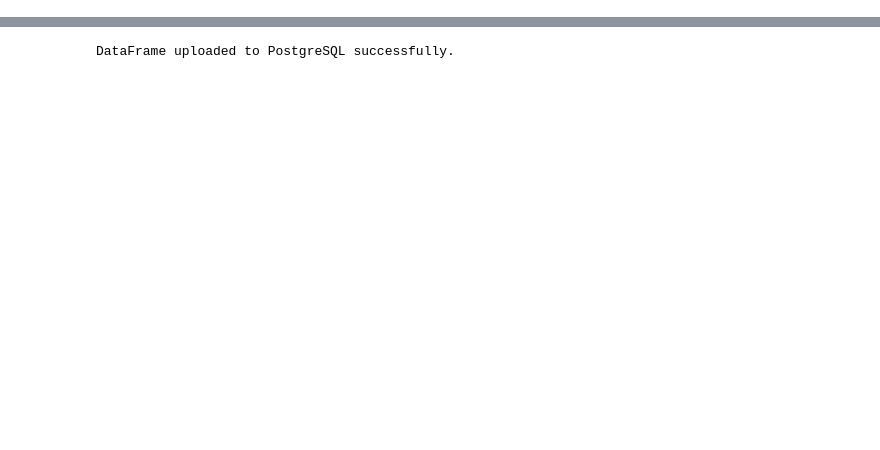
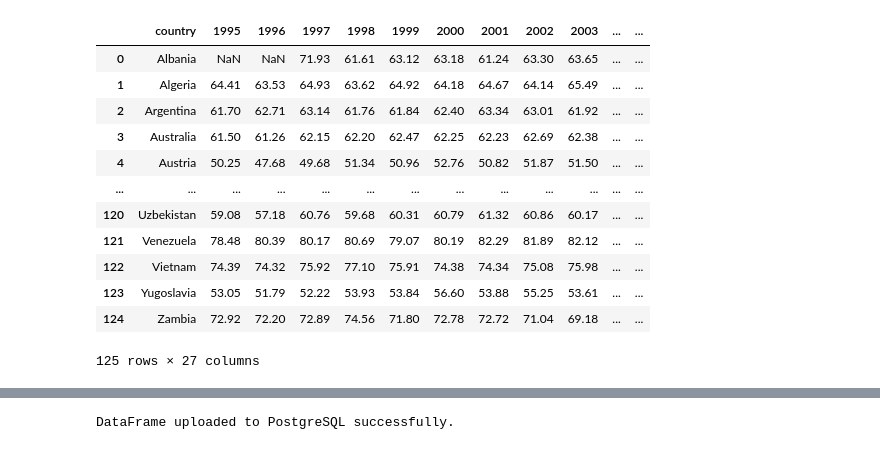
Before and after one commit to BrianRiera/CA_Database-Analytics, a Jupyter notebook: global_temperatures.ipynb, the cells around one changed output, grey strips where cells are left out. Cells and saved outputs as stored; diff of their text form; code cells hidden in the pictures; blank space fills up the shorter version.

```diff
--- a/global_temperatures.ipynb
+++ b/global_temperatures.ipynb
@@ -59,0 +65,21 @@ print(temperature_df['country'].nunique())
+# %%
+temperature_df = temperature_df.pivot_table(index='country', columns='year', values='average_temperature', aggfunc='mean')
+# Resetting index to make 'Country or Area' a regular column
+temperature_df = temperature_df.reset_index()
+# Remove column name for index (was affecting layout)
+temperature_df.columns.name = None
+temperature_df
+# %% [output]
+|  | country | 1995 | 1996 | 1997 | 1998 | 1999 | 2000 | 2001 | 2002 | 2003 | ... | ... |
+| 0 | Albania | NaN | NaN | 71.93 | 61.61 | 63.12 | 63.18 | 61.24 | 63.30 | 63.65 | ... | ... |
+| 1 | Algeria | 64.41 | 63.53 | 64.93 | 63.62 | 64.92 | 64.18 | 64.67 | 64.14 | 65.49 | ... | ... |
+| 2 | Argentina | 61.70 | 62.71 | 63.14 | 61.76 | 61.84 | 62.40 | 63.34 | 63.01 | 61.92 | ... | ... |
+| 3 | Australia | 61.50 | 61.26 | 62.15 | 62.20 | 62.47 | 62.25 | 62.23 | 62.69 | 62.38 | ... | ... |
+| 4 | Austria | 50.25 | 47.68 | 49.68 | 51.34 | 50.96 | 52.76 | 50.82 | 51.87 | 51.50 | ... | ... |
+| ... | ... | ... | ... | ... | ... | ... | ... | ... | ... | ... | ... | ... |
+| 120 | Uzbekistan | 59.08 | 57.18 | 60.76 | 59.68 | 60.31 | 60.79 | 61.32 | 60.86 | 60.17 | ... | ... |
+| 121 | Venezuela | 78.48 | 80.39 | 80.17 | 80.69 | 79.07 | 80.19 | 82.29 | 81.89 | 82.12 | ... | ... |
+| 122 | Vietnam | 74.39 | 74.32 | 75.92 | 77.10 | 75.91 | 74.38 | 74.34 | 75.08 | 75.98 | ... | ... |
+| 123 | Yugoslavia | 53.05 | 51.79 | 52.22 | 53.93 | 53.84 | 56.60 | 53.88 | 55.25 | 53.61 | ... | ... |
+| 124 | Zambia | 72.92 | 72.20 | 72.89 | 74.56 | 71.80 | 72.78 | 72.72 | 71.04 | 69.18 | ... | ... |
+125 rows × 27 columns
```
Also changed, not shown: parts of 16 cells of this notebook.
